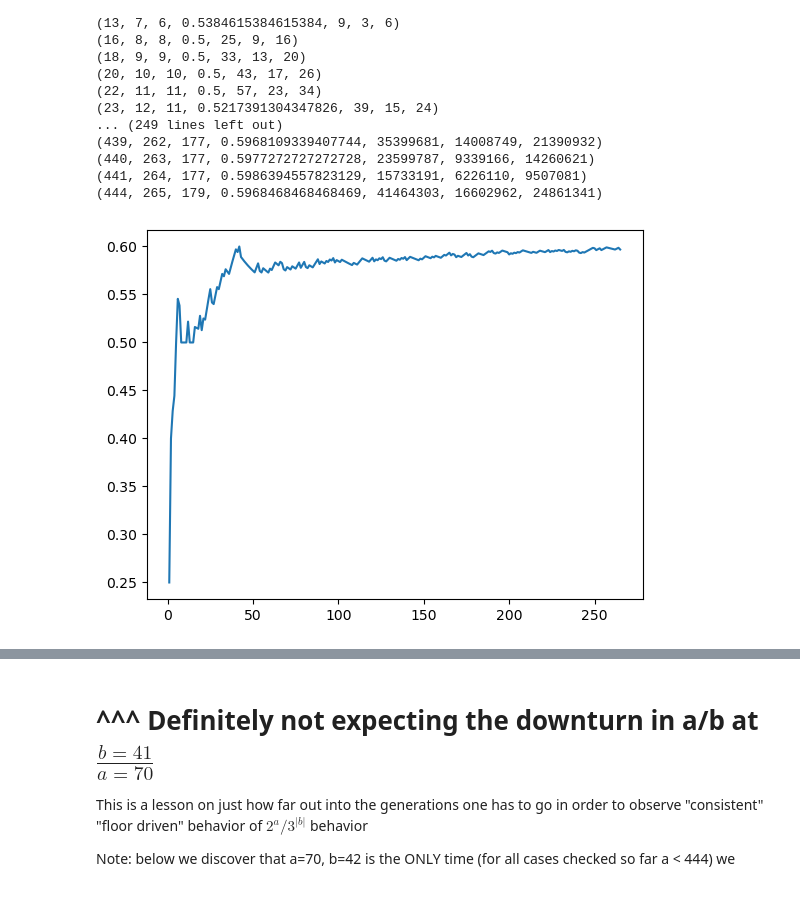
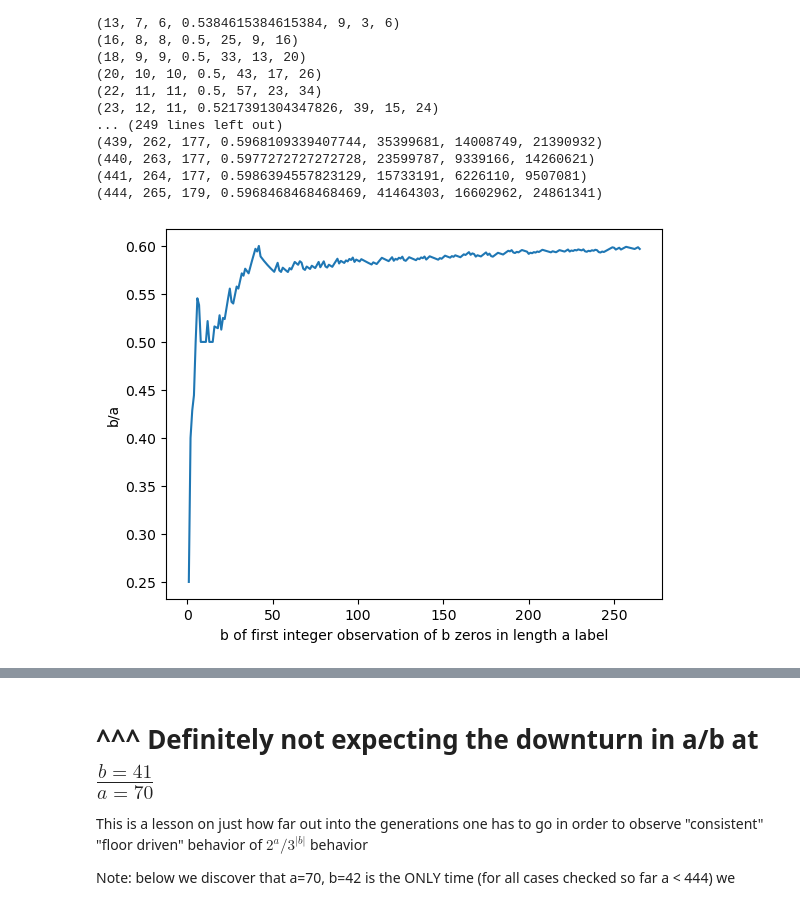
Before and after one commit to acybppres/Lothar, a Jupyter notebook: Collatz/ZeroSumSets.ipynb, the cells around one changed output, grey strips where cells are left out. Saved outputs shown, nothing was run; the diff lists cells and outputs as text; code cells hidden in the pictures.

```diff
--- a/Collatz/ZeroSumSets.ipynb
+++ b/Collatz/ZeroSumSets.ipynb
@@ -4151,9 +4151,11 @@ for i in range(len(A092893)):
 # %%
 # Plot $b/a$ vs $b$ where $a$ is the generation (label length) where we first obtain an integer with $b$ zeros in the label.
 plt.plot(X, Y)
+plt.xlabel("b of first integer observation of b zeros in length a label")
+plt.ylabel("b/a")
 plt.show()
 # %% [output]
-[figure, old version]
+[figure, new version]
 # %% [markdown]
 <a id="a_b_graph_comments"></a>
 # %% [markdown]
```
Also changed, not shown: parts of 32 cells of this notebook, 3 other files.
